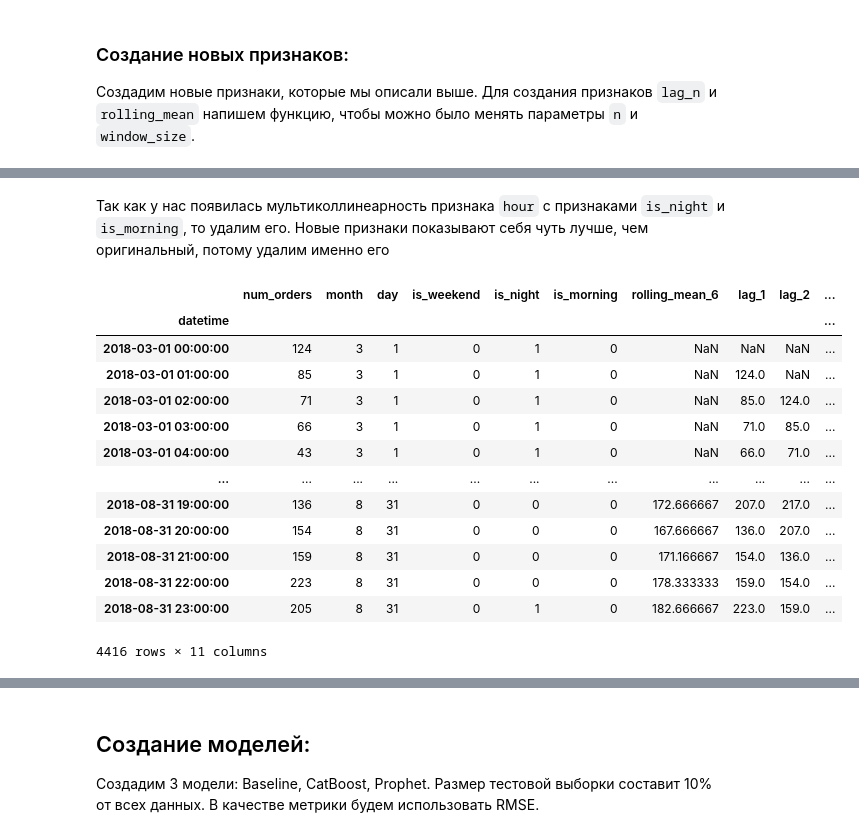
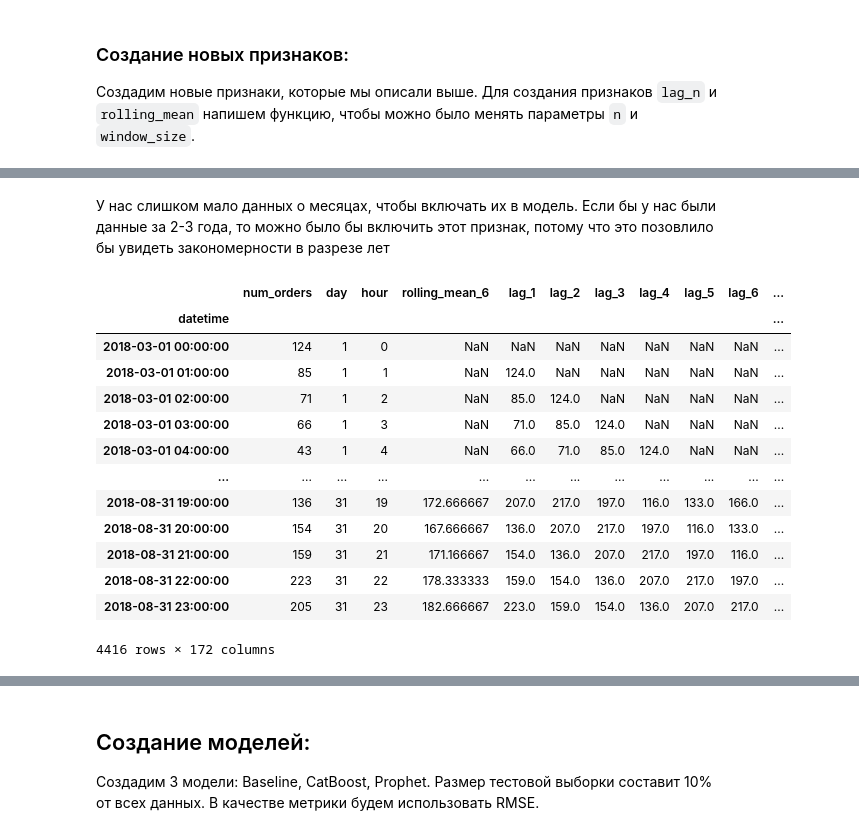
Before and after one commit to Moncervers/taxi_orders_prediction, a Jupyter notebook: project_notebook.ipynb, the cells around one changed output, grey strips where cells are left out. Saved outputs shown, nothing was run; the diff lists cells and outputs as text; code cells hidden in the pictures.

```diff
--- a/project_notebook.ipynb
+++ b/project_notebook.ipynb
@@ -79,7 +84,7 @@ np.random.seed(RANDOM_STATE)
 # %%
 # Загружаем данные
 try:
-    df = pd.read_csv('datasets/taxi.csv', parse_dates=['datetime'])
+    df = pd.read_csv('/datasets/taxi.csv', parse_dates=['datetime'])
 except FileNotFoundError:
     df = pd.read_csv('data/taxi.csv', parse_dates=['datetime'])
 # %%
@@ -410,10 +632,6 @@ df['is_weekend'] = df['day_of_week'].apply(lambda x: 1 if x in [5, 6] else 0)
 # Удаляем признак с околонулевой корреляцией
 df = df.drop('day_of_week', axis=1)
 
-# Создаем новые категориальные признаки:
-df['is_night'] = df['hour'].apply(lambda x: 1 if x in [23, 0, 1, 2, 3, 4] else 0)
-df['is_morning'] = df['hour'].apply(lambda x: 1 if x in range(5, 8) else 0)
-
 # Выводим датасет
 df
 # %% [output]
@@ -447,10 +665,13 @@ plt.show()
-# %% [markdown]
-Так как у нас появилась мультиколлинеарность признака `hour` с признаками `is_night` и `is_morning`, то удалим его. Новые признаки показывают себя чуть лучше, чем оригинальный, потому удалим именно его
+# %% [markdown]
+У нас слишком мало данных о месяцах, чтобы включать их в модель. Если бы у нас были данные за 2-3 года, то можно было бы включить этот признак, потому что это позовлило бы увидеть закономерности в разрезе лет
 # %%
-# Удаляем признак `hour`
-df = df.drop('hour', axis=1)
+# Удаляем признак `is_weekend`, так как у него низкая корреляция
+df = df.drop('is_weekend', axis=1)
+
+# Удаляем признак `month`, так как у нас недостаточно данных
+df = df.drop('month', axis=1)
 # %%
-def create_lag_and_rolling(df: pd.DataFrame, n: int = 2, window_size: int = 2) -> pd.DataFrame:
+def create_lag_and_rolling(df: pd.DataFrame, n: int = 24, window_size: int = 6) -> pd.DataFrame:
     """
     Функция для создания признаков lag_n и rolling_mean.
 
@@ -469,22 +690,22 @@ def create_lag_and_rolling(df: pd.DataFrame, n: int = 2, window_size: int = 2) -
     return df
 # %%
 # Применяем функцию
-df = create_lag_and_rolling(df, n=4, window_size=6)
+df = create_lag_and_rolling(df, n=168, window_size=6)
 
 # Выводим датасет
 df
 # %% [output]
-|  | num_orders | month | day | is_weekend | is_night | is_morning | rolling_mean_6 | lag_1 | lag_2 | ... |
-| datetime |  |  |  |  |  |  |  |  |  | ... |
-| 2018-03-01 00:00:00 | 124 | 3 | 1 | 0 | 1 | 0 | NaN | NaN | NaN | ... |
-| 2018-03-01 01:00:00 | 85 | 3 | 1 | 0 | 1 | 0 | NaN | 124.0 | NaN | ... |
-| 2018-03-01 02:00:00 | 71 | 3 | 1 | 0 | 1 | 0 | NaN | 85.0 | 124.0 | ... |
-| 2018-03-01 03:00:00 | 66 | 3 | 1 | 0 | 1 | 0 | NaN | 71.0 | 85.0 | ... |
-| 2018-03-01 04:00:00 | 43 | 3 | 1 | 0 | 1 | 0 | NaN | 66.0 | 71.0 | ... |
-| ... | ... | ... | ... | ... | ... | ... | ... | ... | ... | ... |
-| 2018-08-31 19:00:00 | 136 | 8 | 31 | 0 | 0 | 0 | 172.666667 | 207.0 | 217.0 | ... |
-| 2018-08-31 20:00:00 | 154 | 8 | 31 | 0 | 0 | 0 | 167.666667 | 136.0 | 207.0 | ... |
-| 2018-08-31 21:00:00 | 159 | 8 | 31 | 0 | 0 | 0 | 171.166667 | 154.0 | 136.0 | ... |
-| 2018-08-31 22:00:00 | 223 | 8 | 31 | 0 | 0 | 0 | 178.333333 | 159.0 | 154.0 | ... |
-| 2018-08-31 23:00:00 | 205 | 8 | 31 | 0 | 1 | 0 | 182.666667 | 223.0 | 159.0 | ... |
+|  | num_orders | day | hour | rolling_mean_6 | lag_1 | lag_2 | lag_3 | lag_4 | lag_5 | lag_6 | ... |
+| datetime |  |  |  |  |  |  |  |  |  |  | ... |
+| 2018-03-01 00:00:00 | 124 | 1 | 0 | NaN | NaN | NaN | NaN | NaN | NaN | NaN | ... |
+| 2018-03-01 01:00:00 | 85 | 1 | 1 | NaN | 124.0 | NaN | NaN | NaN | NaN | NaN | ... |
+| 2018-03-01 02:00:00 | 71 | 1 | 2 | NaN | 85.0 | 124.0 | NaN | NaN | NaN | NaN | ... |
+| 2018-03-01 03:00:00 | 66 | 1 | 3 | NaN | 71.0 | 85.0 | 124.0 | NaN | NaN | NaN | ... |
+| 2018-03-01 04:00:00 | 43 | 1 | 4 | NaN | 66.0 | 71.0 | 85.0 | 124.0 | NaN | NaN | ... |
+| ... | ... | ... | ... | ... | ... | ... | ... | ... | ... | ... | ... |
+| 2018-08-31 19:00:00 | 136 | 31 | 19 | 172.666667 | 207.0 | 217.0 | 197.0 | 116.0 | 133.0 | 166.0 | ... |
+| 2018-08-31 20:00:00 | 154 | 31 | 20 | 167.666667 | 136.0 | 207.0 | 217.0 | 197.0 | 116.0 | 133.0 | ... |
+| 2018-08-31 21:00:00 | 159 | 31 | 21 | 171.166667 | 154.0 | 136.0 | 207.0 | 217.0 | 197.0 | 116.0 | ... |
+| 2018-08-31 22:00:00 | 223 | 31 | 22 | 178.333333 | 159.0 | 154.0 | 136.0 | 207.0 | 217.0 | 197.0 | ... |
+| 2018-08-31 23:00:00 | 205 | 31 | 23 | 182.666667 | 223.0 | 159.0 | 154.0 | 136.0 | 207.0 | 217.0 | ... |
-4416 rows × 11 columns
+4416 rows × 172 columns
```
Also changed, not shown: parts of 63 cells of this notebook.
